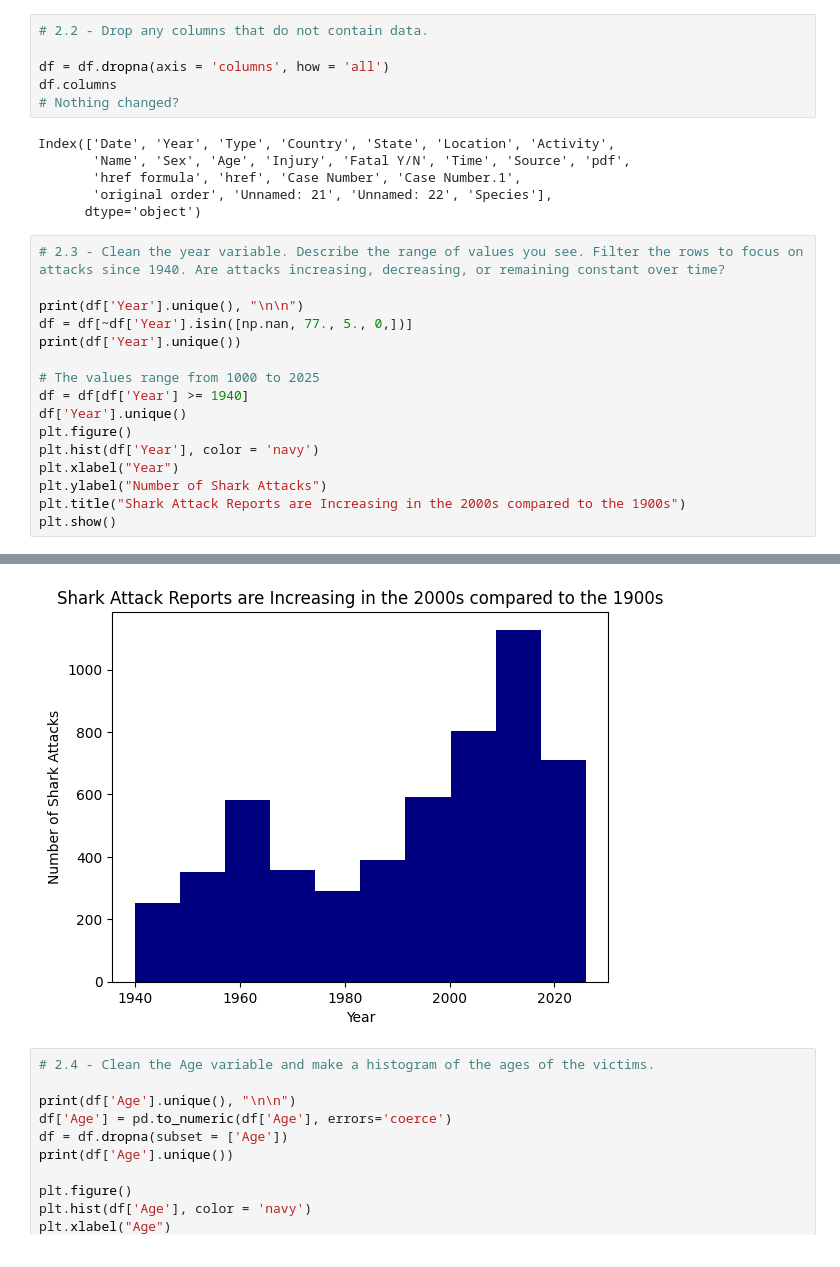
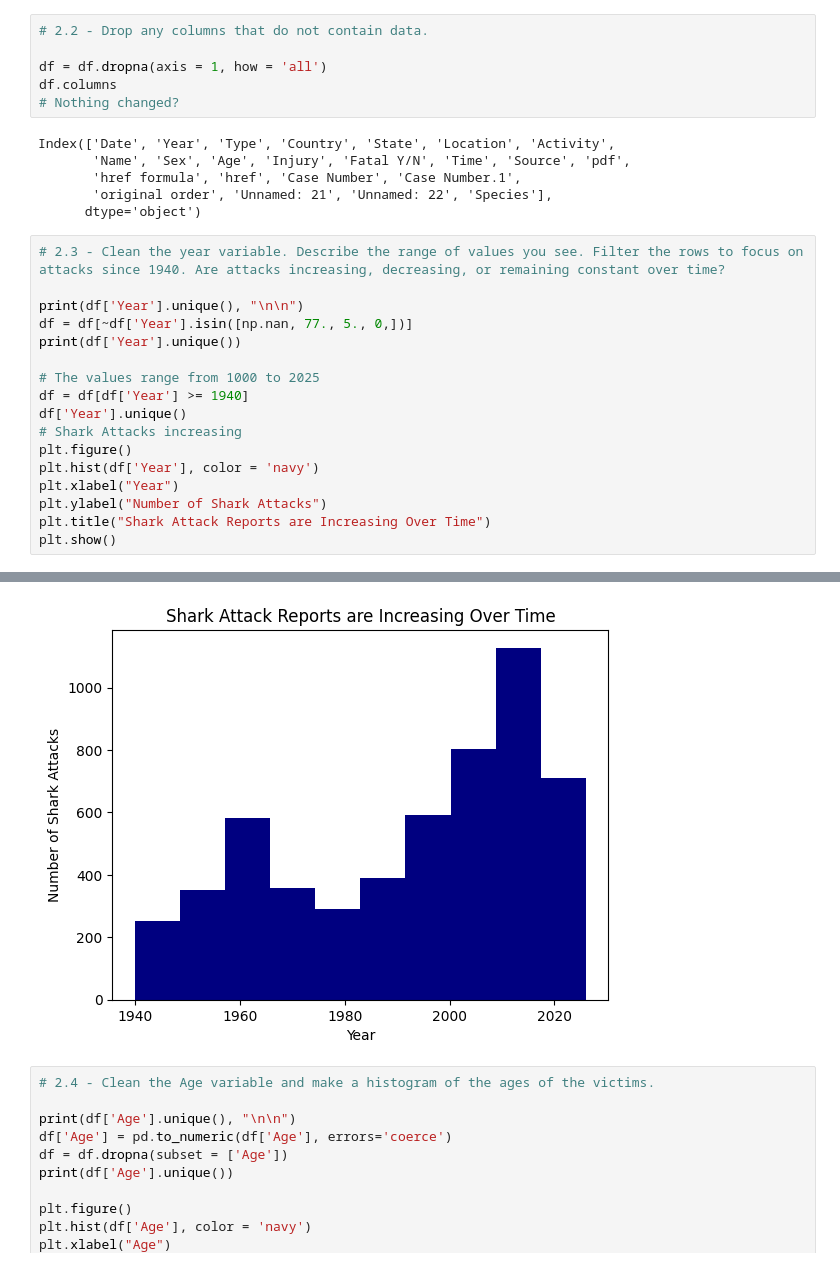
Before and after one commit to mgh2xx/wrangling, a Jupyter notebook: assignment/assignment.ipynb, the cells around one changed output, grey strips where cells are left out. Saved outputs shown, nothing was run; the diff lists cells and outputs as text.

```diff
--- a/assignment/assignment.ipynb
+++ b/assignment/assignment.ipynb
@@ -206,7 +201,7 @@ Index(['Date', 'Year', 'Type', 'Country', 'State', 'Location', 'Activity',
 # %%
 # 2.2 - Drop any columns that do not contain data.
 
-df = df.dropna(axis = 'columns', how = 'all')
+df = df.dropna(axis = 1, how = 'all')
 df.columns
 # Nothing changed?
 # %% [output]
@@ -221,35 +216,36 @@ Index(['Date', 'Year', 'Type', 'Country', 'State', 'Location', 'Activity',
 print(df['Year'].unique(), "\n\n")
 df = df[~df['Year'].isin([np.nan, 77., 5., 0,])]
 print(df['Year'].unique())
 
 # The values range from 1000 to 2025
 df = df[df['Year'] >= 1940]
 df['Year'].unique()
+# Shark Attacks increasing
 plt.figure()
 plt.hist(df['Year'], color = 'navy')
 plt.xlabel("Year")
 plt.ylabel("Number of Shark Attacks")
-plt.title("Shark Attack Reports are Increasing in the 2000s compared to the 1900s")
+plt.title("Shark Attack Reports are Increasing Over Time")
 plt.show()
 # %% [output]
 [2025. 2024. 2026. 2023. 2022. 2021. 2020. 2019. 2018. 2017.   nan 2016.
  2015. 2014. 2013. 2012. 2011. 2010. 2009. 2008. 2007. 2006. 2005. 2004.
  2003. 2002. 2001. 2000. 1999. 1998. 1997. 1996. 1995. 1984. 1994. 1993.
  1992. 1991. 1990. 1989. 1969. 1988. 1987. 1986. 1985. 1983. 1982. 1981.
  1980. 1979. 1978. 1977. 1976. 1975. 1974. 1973. 1972. 1971. 1970. 1968.
  1967. 1966. 1965. 1964. 1963. 1962. 1961. 1960. 1959. 1958. 1957. 1956.
  1955. 1954. 1953. 1952. 1951. 1950. 1949. 1948. 1848. 1947. 1946. 1945.
  1944. 1943. 1942. 1941. 1940. 1939. 1938. 1937. 1936. 1935. 1934. 1933.
  1932. 1931. 1930. 1929. 1928. 1927. 1926. 1925. 1924. 1923. 1922. 1921.
  1920. 1919. 1918. 1917. 1916. 1915. 1914. 1913. 1912. 1911. 1910. 1909.
  1908. 1907. 1906. 1905. 1904. 1903. 1902. 1901. 1900. 1899. 1898. 1897.
  1896. 1895. 1894. 1893. 1892. 1891. 1890. 1889. 1888. 1887. 1886. 1885.
 ... (30 lines left out)
  1797. 1792. 1791. 1788. 1787. 1786. 1785. 1784. 1783. 1780. 1779. 1776.
  1771. 1767. 1764. 1758. 1753. 1751. 1749. 1755. 1748. 1742. 1738. 1733.
  1723. 1721. 1703. 1700. 1642. 1691. 1640. 1638. 1637. 1617. 1595. 1580.
  1555. 1554. 1543. 1518. 1500. 1000.]
-[figure, old version]
+[figure, new version]
 # %%
 # 2.4 - Clean the Age variable and make a histogram of the ages of the victims.
 
```
Also changed, not shown: parts of 2 cells of this notebook.
